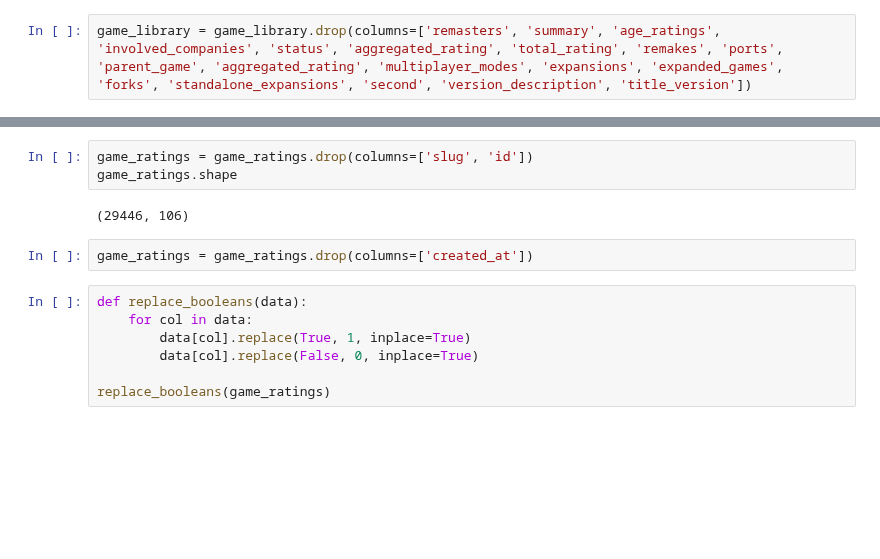
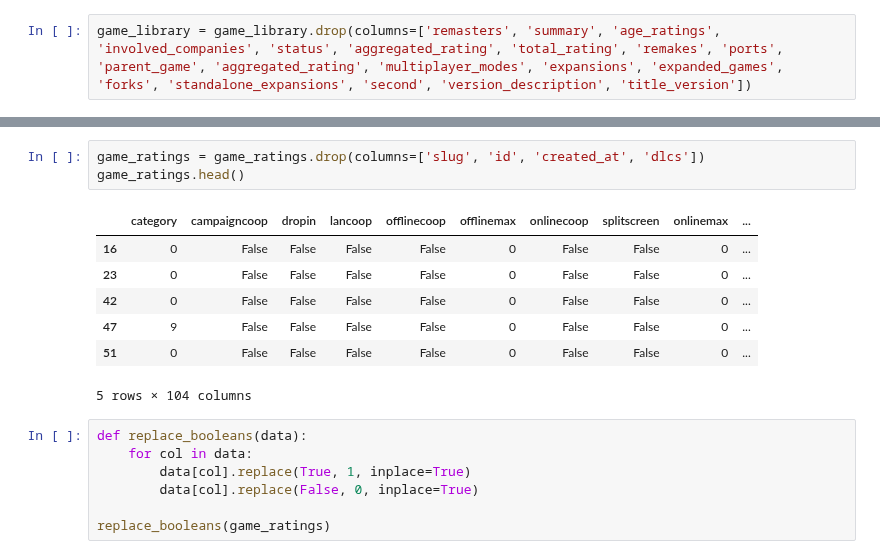
Before and after one commit to MrEnigmamgine/Videogame-Capstone_fork, a Jupyter notebook: Lindy_workbook.ipynb, the cells around one changed output, grey strips where cells are left out. Cells and saved outputs as stored; diff of their text form; blank space fills up the shorter version.

```diff
--- a/Lindy_workbook.ipynb
+++ b/Lindy_workbook.ipynb
@@ -646,10 +647,14 @@ train.head()
 # %%
-game_ratings = game_ratings.drop(columns=['slug', 'id'])
-game_ratings.shape
+game_ratings = game_ratings.drop(columns=['slug', 'id', 'created_at', 'dlcs'])
+game_ratings.head()
 # %% [output]
+|  | category | campaigncoop | dropin | lancoop | offlinecoop | offlinemax | onlinecoop | splitscreen | onlinemax | ... |
+| 16 | 0 | False | False | False | False | 0 | False | False | 0 | ... |
+| 23 | 0 | False | False | False | False | 0 | False | False | 0 | ... |
+| 42 | 0 | False | False | False | False | 0 | False | False | 0 | ... |
+| 47 | 9 | False | False | False | False | 0 | False | False | 0 | ... |
+| 51 | 0 | False | False | False | False | 0 | False | False | 0 | ... |
-(29446, 106)
+5 rows × 104 columns
-# %%
-game_ratings = game_ratings.drop(columns=['created_at'])
 # %%
 def replace_booleans(data):
     for col in data:
```
Also changed, not shown: parts of 31 cells of this notebook.
